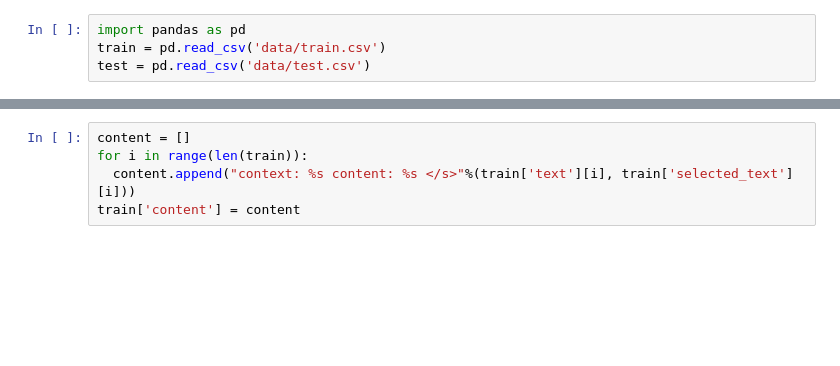
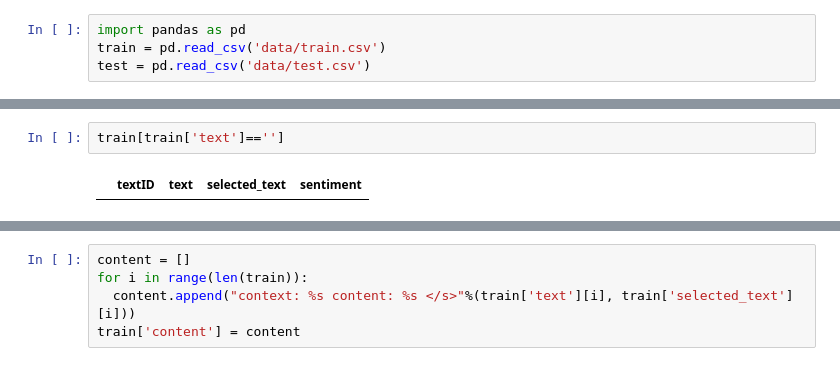
Before and after one commit to manhlab/datascience-kaggle-experence, a Jupyter notebook: [kaggle]_Tweet_Sentiment_ExtractionTPU_T5.ipynb, the cells around one changed output, grey strips where cells are left out. Saved outputs shown, nothing was run; the diff lists cells and outputs as text; blank space fills up the shorter version.

```diff
--- a/[kaggle]_Tweet_Sentiment_ExtractionTPU_T5.ipynb
+++ b/[kaggle]_Tweet_Sentiment_ExtractionTPU_T5.ipynb
@@ -93,2 +121,6 @@ train.head()
+# %%
+train[train['text']=='']
+# %% [output]
+|  | textID | text | selected_text | sentiment |
 # %%
 train['sentiment'].value_counts()
```
Also changed, not shown: parts of 36 cells of this notebook.
